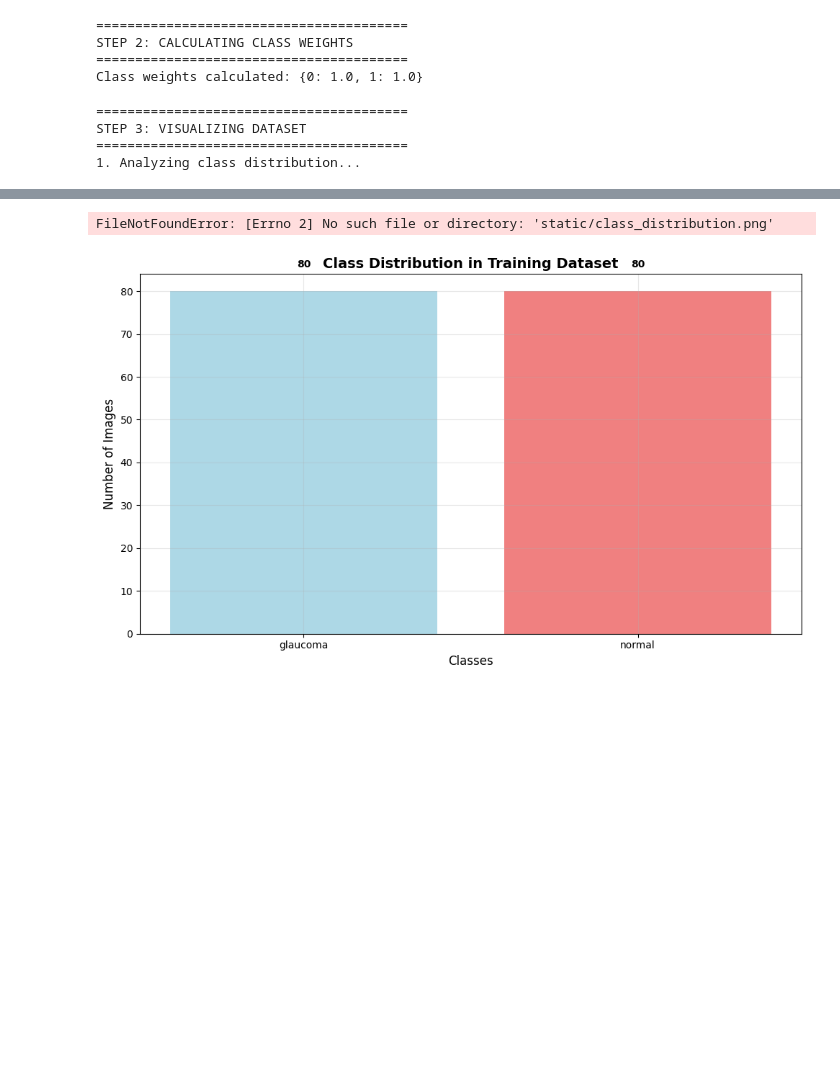
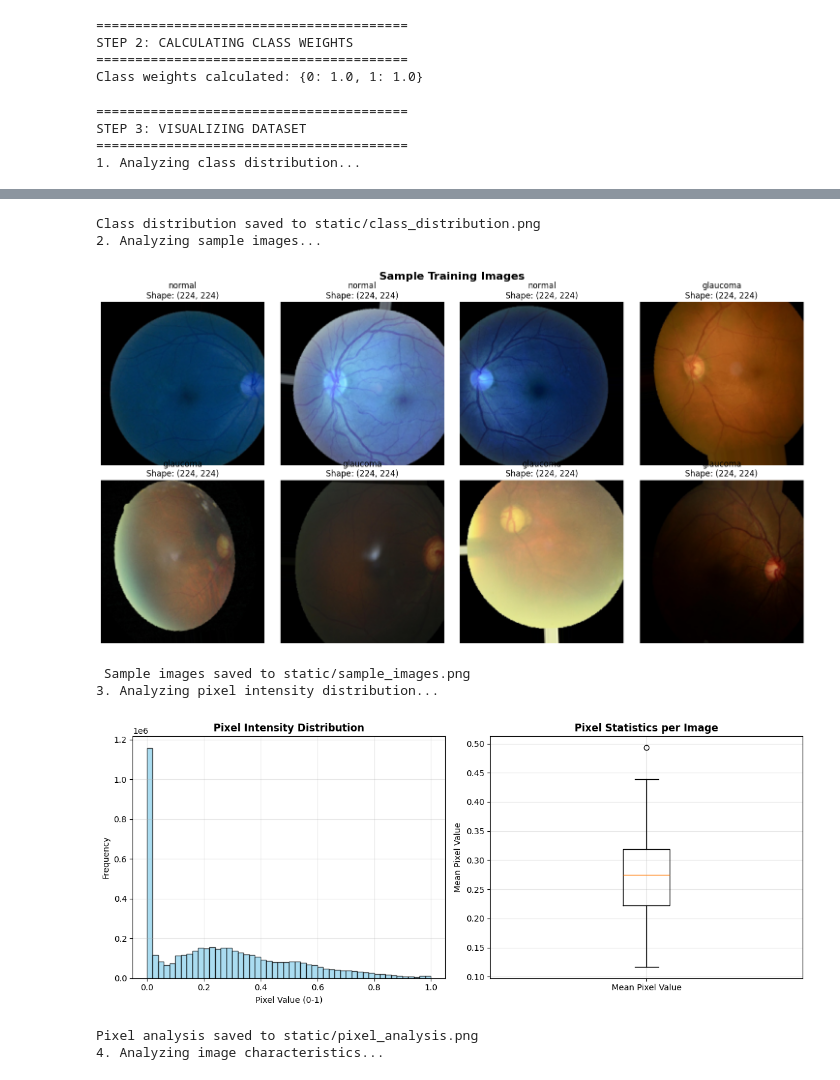
Before and after one commit to Deolinda1506/ml, a Jupyter notebook: notebook/glaucoma.ipynb, the cells around one changed output, grey strips where cells are left out. Drawn from its saved outputs; the diff is of its cells as text; code cells hidden in the pictures; blank space fills up the shorter version.

```diff
--- a/notebook/glaucoma.ipynb
+++ b/notebook/glaucoma.ipynb
@@ -225,6 +225,7 @@ for bar, count in zip(bars, counts):
 
 plt.grid(True, alpha=0.3)
 plt.tight_layout()
+os.makedirs(STATIC_DIR, exist_ok=True)
 plt.savefig(f'{STATIC_DIR}/class_distribution.png', dpi=300, bbox_inches='tight')
 plt.show()
 print("Class distribution saved to static/class_distribution.png")
@@ -346,2 +348,8 @@ STEP 3: VISUALIZING DATASET
-FileNotFoundError: [Errno 2] No such file or directory: 'static/class_distribution.png'
+Class distribution saved to static/class_distribution.png
+2. Analyzing sample images...
-[figure]
+[figure, added]
+ Sample images saved to static/sample_images.png
+3. Analyzing pixel intensity distribution...
+[figure, added]
+Pixel analysis saved to static/pixel_analysis.png
+4. Analyzing image characteristics...
```
Also changed, not shown: parts of 7 cells of this notebook, 10 other files.
